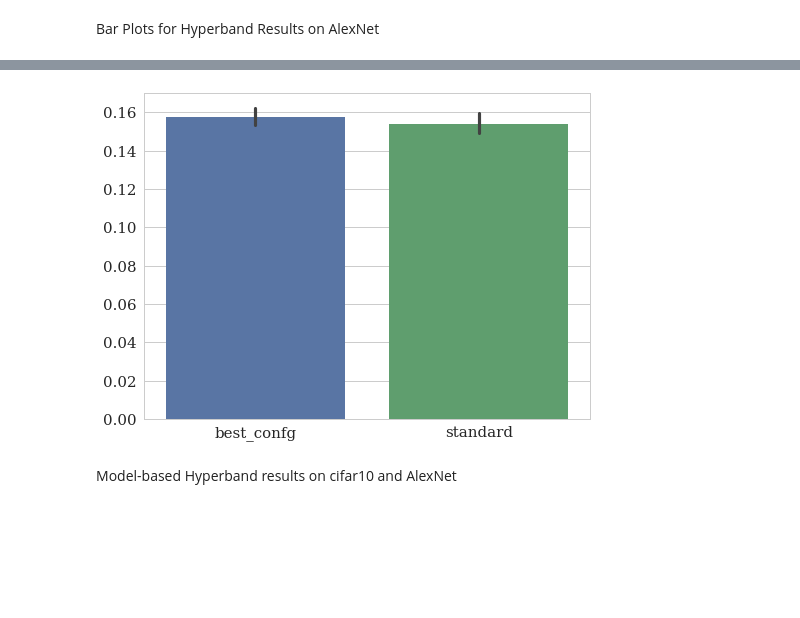
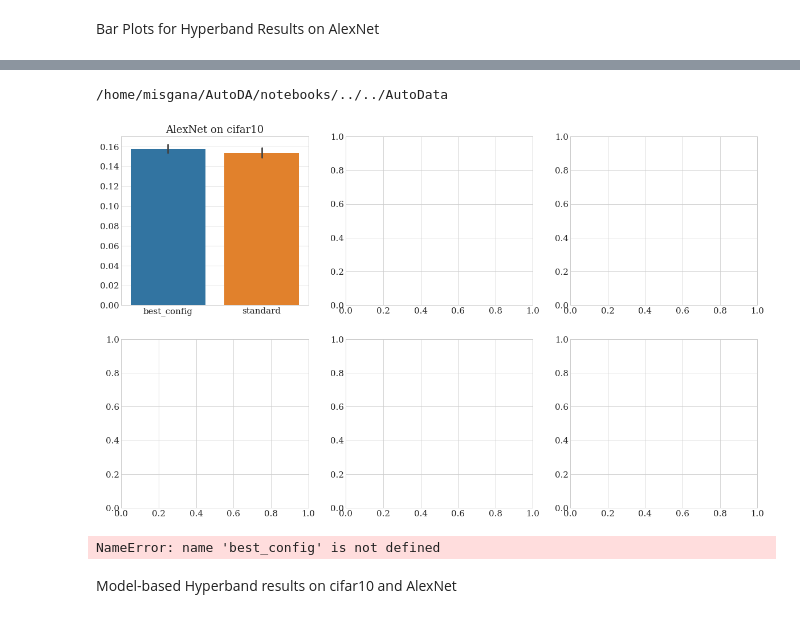
Before and after one commit to zemovi/AutoDA, a Jupyter notebook: notebooks/data_augmentation_final_plots.ipynb, the cells around one changed output, grey strips where cells are left out. Saved outputs shown, nothing was run; the diff lists cells and outputs as text; code cells hidden in the pictures; blank space fills up the shorter version.

Commit message:
bar plots done

```diff
--- a/notebooks/data_augmentation_final_plots.ipynb
+++ b/notebooks/data_augmentation_final_plots.ipynb
@@ -84,8 +35,84 @@ print(standard)
+# %%
+import pandas as pd
+from itertools import product
+from glob import glob
+from collections import OrderedDict
+from itertools import product
+from collections import OrderedDict
+
+
+path = path_join(abspath("."), "..", "..", "AutoData")
+print(path)
+msg = "Results to plot do not exist. Check path. {}".format(path)
+assert os.path.exists(path), msg
+
+optimizers = ("hyperband", "BOHB",)
+datasets = ("cifar10", "cifar100",)
+markers = (
+    "best_config",
+    "standard",
+#    "no_augment"
+)
+
+hyperband = path_join(path, ("cifar10/hyperband"))
+
+
+# XXX: OrderedDict everywhere!
+def read_data(dataset, benchmark="AlexNet", markers=markers):
+    base_path = path_join(hyperband, benchmark)
+    filenames = OrderedDict(tuple(
+        (marker, sorted(glob("{base_path}/{marker}*{dataset}*.json".format(base_path=base_path, marker=marker, dataset=dataset))))
+        for marker in markers
+    ))
+
+    def read_files(marker_filenames):
+        data = []
+        for filename in marker_filenames:
+            with open(filename, "r") as f:
+                json_content = json.load(f)
+                try:
+                    data.append(json_content["best_run_info"]["info"]["validation_error"])
+                except KeyError:  # standard does not have "info" key
+                    data.append(json_content["best_run_info"]["validation_error"])
+        return data
+
+    data = OrderedDict(tuple(
+        (marker, read_files(marker_filenames))
+        for marker, marker_filenames in filenames.items()
+    ))
+    return data
+
+
+data = OrderedDict(tuple(
+    ((dataset, benchmark), list(read_data(dataset=dataset, benchmark=benchmark).values()))
+    for dataset, benchmark in product(datasets, benchmarks)
+))
+
+num_plots = len(list(data.keys()))
+num_plots_side_by_side = len(benchmarks)
+
+num_rows = num_plots // num_plots_side_by_side
+num_columns = num_plots_side_by_side
+
+f, axes = plt.subplots(num_rows, num_columns, sharex=False, figsize=(20, 12))
+indices = product(range(num_rows), range(num_columns))
+axes_iterator = iter(axes)
+
+for (dataset, benchmark), results in data.items():
+    if not(all(result for result in results)):
+        continue
+    row, column = next(indices)
+    axis = axes[row][column]
+    axis.set_title("{benchmark} on {dataset}".format(benchmark=benchmark, dataset=dataset))
+    sns.barplot(data=pd.DataFrame({marker: marker_data for marker, marker_data in zip(markers, results)}), ax=axis)
+# %% [output]
+/home/misgana/AutoDA/notebooks/../../AutoData
+[figure, added]
 # %%
-data = pd.DataFrame({"best_confg": best_config, "standard": standard})
+data = pd.DataFrame({"best_config": best_config, "standard": standard})
 ax = sns.barplot(data=data)
 # %% [output]
-[figure, removed]
+NameError: name 'best_config' is not defined
 # %% [markdown]
 Model-based Hyperband results on cifar10 and AlexNet
 # %%
```
Also changed, not shown: parts of 2 cells of this notebook.
